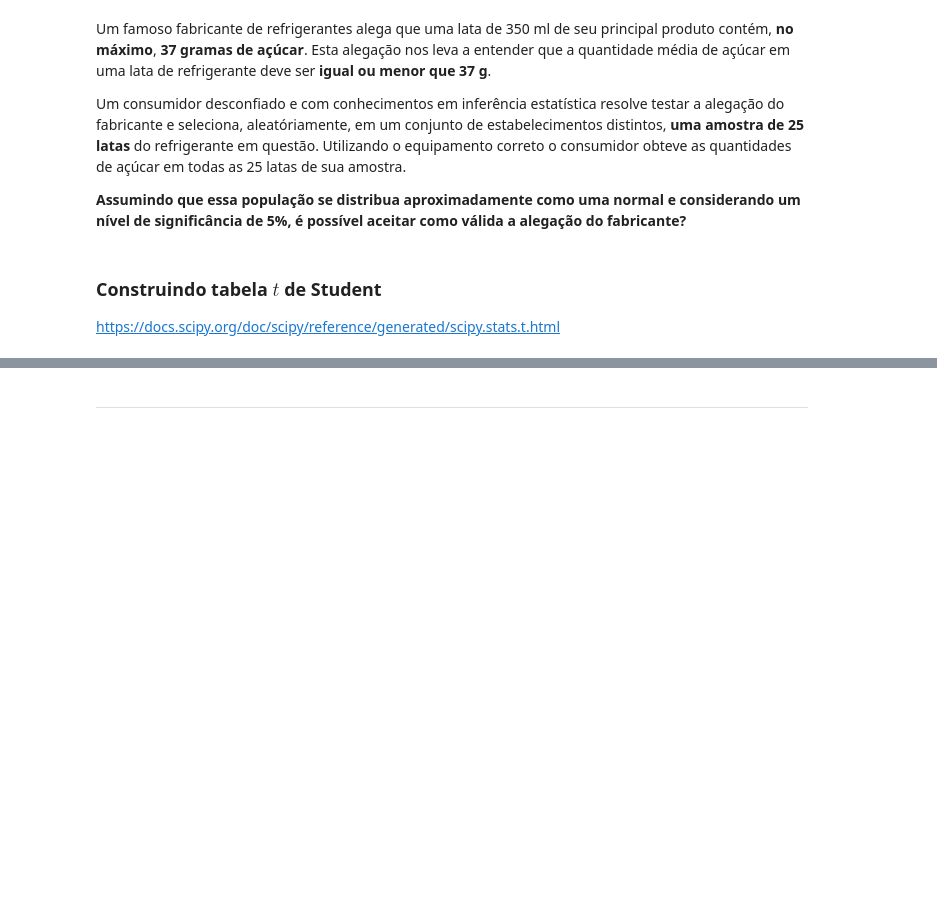
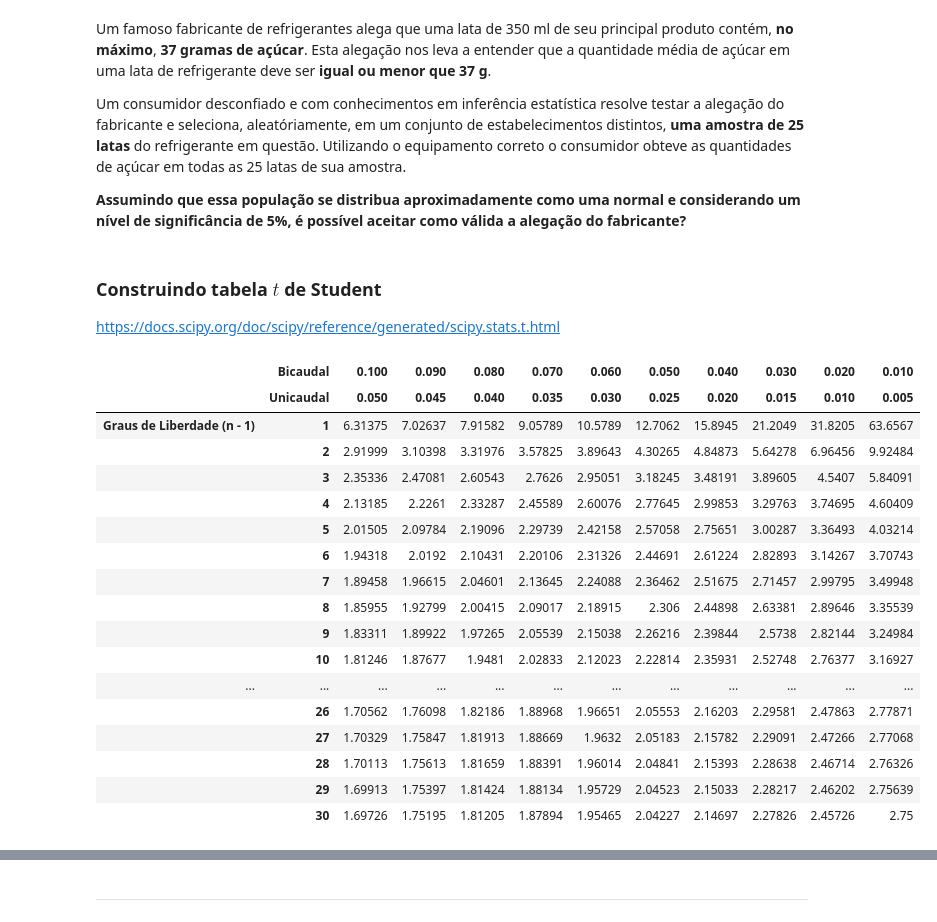
Before and after one commit to felipesayegg/Estatistica_com_Python, a Jupyter notebook: Curso_de_Estatística_Parte_3.ipynb, the cells around one changed output, grey strips where cells are left out. Saved outputs shown, nothing was run; the diff lists cells and outputs as text; code cells hidden in the pictures; blank space fills up the shorter version.

```diff
--- a/Curso_de_Estatística_Parte_3.ipynb
+++ b/Curso_de_Estatística_Parte_3.ipynb
@@ -302,6 +436,48 @@ Um consumidor desconfiado e com conhecimentos em inferência estatística resolv
 # %% [markdown]
 ### Construindo tabela $t$ de Student
 https://docs.scipy.org/doc/scipy/reference/generated/scipy.stats.t.html
+# %%
+import pandas as pd
+from scipy.stats import t as t_student
+
+tabela_t_student = pd.DataFrame(
+    [],
+    index=[i for i in range(1, 31)],
+    columns = [i / 100 for i in range(10, 0, -1)]
+)
+
+for index in tabela_t_student.index:
+    for column in tabela_t_student.columns:
+        tabela_t_student.loc[index, column] = t_student.ppf(1 - float(column) / 2, index)
+
+index=[('Graus de Liberdade (n - 1)', i) for i in range(1, 31)]
+tabela_t_student.index = pd.MultiIndex.from_tuples(index)
+
+columns = [("{0:0.3f}".format(i / 100), "{0:0.3f}".format((i / 100) / 2)) for i in range(10, 0, -1)]
+tabela_t_student.columns = pd.MultiIndex.from_tuples(columns)
+
+tabela_t_student.rename_axis(['Bicaudal', 'Unicaudal'], axis=1, inplace = True)
+
+tabela_t_student
+# %% [output]
+|  | Bicaudal | 0.100 | 0.090 | 0.080 | 0.070 | 0.060 | 0.050 | 0.040 | 0.030 | 0.020 | 0.010 |
+|  | Unicaudal | 0.050 | 0.045 | 0.040 | 0.035 | 0.030 | 0.025 | 0.020 | 0.015 | 0.010 | 0.005 |
+| Graus de Liberdade (n - 1) | 1 | 6.31375 | 7.02637 | 7.91582 | 9.05789 | 10.5789 | 12.7062 | 15.8945 | 21.2049 | 31.8205 | 63.6567 |
+|  | 2 | 2.91999 | 3.10398 | 3.31976 | 3.57825 | 3.89643 | 4.30265 | 4.84873 | 5.64278 | 6.96456 | 9.92484 |
+|  | 3 | 2.35336 | 2.47081 | 2.60543 | 2.7626 | 2.95051 | 3.18245 | 3.48191 | 3.89605 | 4.5407 | 5.84091 |
+|  | 4 | 2.13185 | 2.2261 | 2.33287 | 2.45589 | 2.60076 | 2.77645 | 2.99853 | 3.29763 | 3.74695 | 4.60409 |
+|  | 5 | 2.01505 | 2.09784 | 2.19096 | 2.29739 | 2.42158 | 2.57058 | 2.75651 | 3.00287 | 3.36493 | 4.03214 |
+|  | 6 | 1.94318 | 2.0192 | 2.10431 | 2.20106 | 2.31326 | 2.44691 | 2.61224 | 2.82893 | 3.14267 | 3.70743 |
+|  | 7 | 1.89458 | 1.96615 | 2.04601 | 2.13645 | 2.24088 | 2.36462 | 2.51675 | 2.71457 | 2.99795 | 3.49948 |
+|  | 8 | 1.85955 | 1.92799 | 2.00415 | 2.09017 | 2.18915 | 2.306 | 2.44898 | 2.63381 | 2.89646 | 3.35539 |
+|  | 9 | 1.83311 | 1.89922 | 1.97265 | 2.05539 | 2.15038 | 2.26216 | 2.39844 | 2.5738 | 2.82144 | 3.24984 |
+|  | 10 | 1.81246 | 1.87677 | 1.9481 | 2.02833 | 2.12023 | 2.22814 | 2.35931 | 2.52748 | 2.76377 | 3.16927 |
+| ... | ... | ... | ... | ... | ... | ... | ... | ... | ... | ... | ... |
+|  | 26 | 1.70562 | 1.76098 | 1.82186 | 1.88968 | 1.96651 | 2.05553 | 2.16203 | 2.29581 | 2.47863 | 2.77871 |
+|  | 27 | 1.70329 | 1.75847 | 1.81913 | 1.88669 | 1.9632 | 2.05183 | 2.15782 | 2.29091 | 2.47266 | 2.77068 |
+|  | 28 | 1.70113 | 1.75613 | 1.81659 | 1.88391 | 1.96014 | 2.04841 | 2.15393 | 2.28638 | 2.46714 | 2.76326 |
+|  | 29 | 1.69913 | 1.75397 | 1.81424 | 1.88134 | 1.95729 | 2.04523 | 2.15033 | 2.28217 | 2.46202 | 2.75639 |
+|  | 30 | 1.69726 | 1.75195 | 1.81205 | 1.87894 | 1.95465 | 2.04227 | 2.14697 | 2.27826 | 2.45726 | 2.75 |
 # %% [markdown]
 <img src='https://caelum-online-public.s3.amazonaws.com/1229-estatistica-parte3/01/img004.png' width='250px'>
 
```
Also changed, not shown: parts of 137 cells of this notebook.
